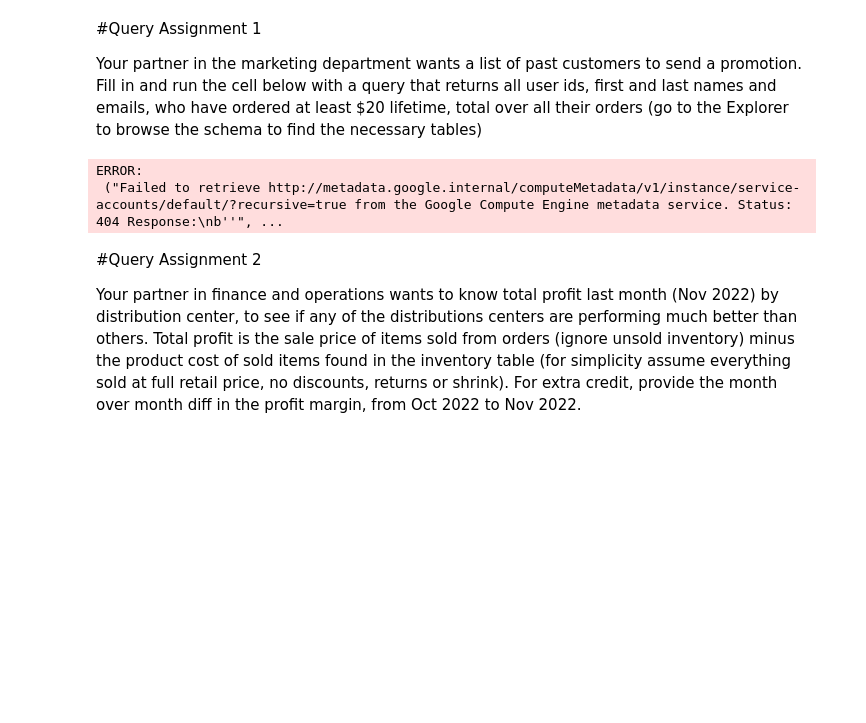
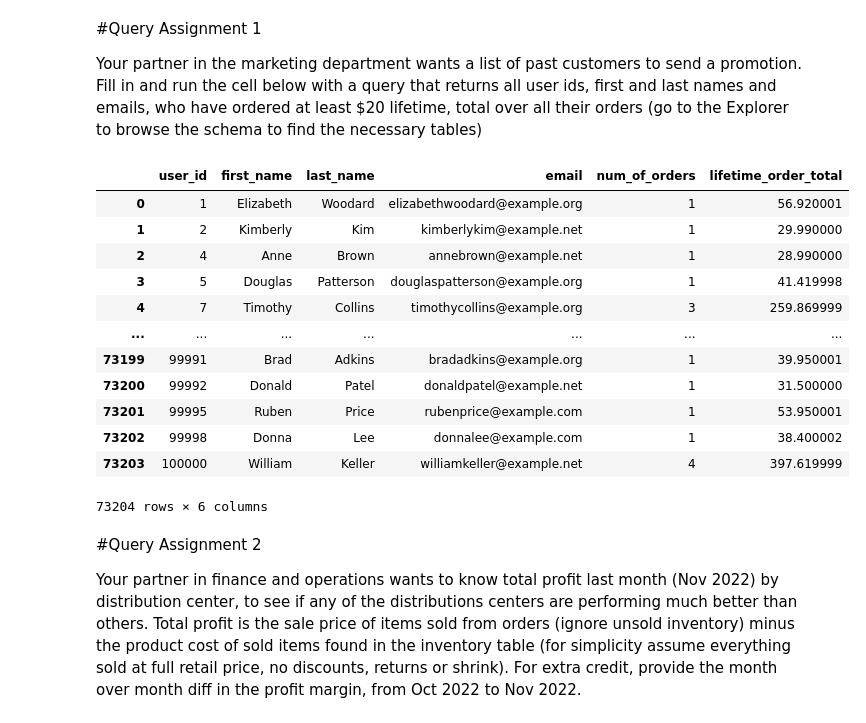
Before and after one commit to everardogarciaf/portfolio, a Jupyter notebook: Everardo_Garcia_Flores_senior_data_analyst_homework.ipynb, the cells around one changed output. Saved outputs shown, nothing was run; the diff lists cells and outputs as text; code cells hidden in the pictures; blank space fills up the shorter version.

```diff
--- a/Everardo_Garcia_Flores_senior_data_analyst_homework.ipynb
+++ b/Everardo_Garcia_Flores_senior_data_analyst_homework.ipynb
@@ -94,38 +94,49 @@ Fill in and run the cell below with a query that returns all user ids, first and
 # %%
 %%bigquery --project cypress-hw
 # replace 'your-project-id' with your personal project id where you linked the data set
 
 --Pull the total sale price for each order
-# WITH order_totals AS(
+WITH order_totals AS(
 SELECT
     o.order_id
     , o.user_id
     , count(o.order_id) AS num_of_items
-    # , sum(oi.sale_price) AS order_total
+    , sum(oi.sale_price) AS order_total
 FROM bigquery-public-data.thelook_ecommerce.orders o
-# LEFT JOIN bigquery-public-data.thelook_ecommerce.order_items oi
-#     ON oi.order_id = o.order_id
-# GROUP BY 1, 2
-# )
+LEFT JOIN bigquery-public-data.thelook_ecommerce.order_items oi
+    ON oi.order_id = o.order_id
+GROUP BY 1, 2
+)
 
 --Find all users and their details, then get the sum of the total on all that user's orders
 --for users with a lifetime order total >= $20
-# SELECT
-#     u.id AS user_id
-#     , u.first_name
-#     , u.last_name
-#     , u.email
-#     , count(DISTINCT ot.order_id) AS num_of_orders
-#     , sum(order_total) AS lifetime_order_total
-# FROM bigquery-public-data.thelook_ecommerce.users u
-# LEFT JOIN order_totals ot
-#     ON ot.user_id = u.id
-# GROUP BY 1, 2, 3, 4
-# HAVING lifetime_order_total >= 20
-# ORDER BY 1
+SELECT
+    u.id AS user_id
+    , u.first_name
+    , u.last_name
+    , u.email
+    , count(DISTINCT ot.order_id) AS num_of_orders
+    , sum(order_total) AS lifetime_order_total
+FROM bigquery-public-data.thelook_ecommerce.users u
+LEFT JOIN order_totals ot
+    ON ot.user_id = u.id
+GROUP BY 1, 2, 3, 4
+HAVING lifetime_order_total >= 20
+ORDER BY 1
 # %% [output]
+|  | user_id | first_name | last_name | email | num_of_orders | lifetime_order_total |
+| 0 | 1 | Elizabeth | Woodard | elizabethwoodard@example.org | 1 | 56.920001 |
+| 1 | 2 | Kimberly | Kim | kimberlykim@example.net | 1 | 29.990000 |
+| 2 | 4 | Anne | Brown | annebrown@example.net | 1 | 28.990000 |
+| 3 | 5 | Douglas | Patterson | douglaspatterson@example.org | 1 | 41.419998 |
+| 4 | 7 | Timothy | Collins | timothycollins@example.org | 3 | 259.869999 |
+| ... | ... | ... | ... | ... | ... | ... |
+| 73199 | 99991 | Brad | Adkins | bradadkins@example.org | 1 | 39.950001 |
+| 73200 | 99992 | Donald | Patel | donaldpatel@example.net | 1 | 31.500000 |
+| 73201 | 99995 | Ruben | Price | rubenprice@example.com | 1 | 53.950001 |
+| 73202 | 99998 | Donna | Lee | donnalee@example.com | 1 | 38.400002 |
+| 73203 | 100000 | William | Keller | williamkeller@example.net | 4 | 397.619999 |
-ERROR:
- ("Failed to retrieve http://metadata.google.internal/computeMetadata/v1/instance/service-accounts/default/?recursive=true from the Google Compute Engine metadata service. Status: 404 Response:\nb''", ...
+73204 rows × 6 columns
 # %% [markdown]
 #Query Assignment 2
 
```
